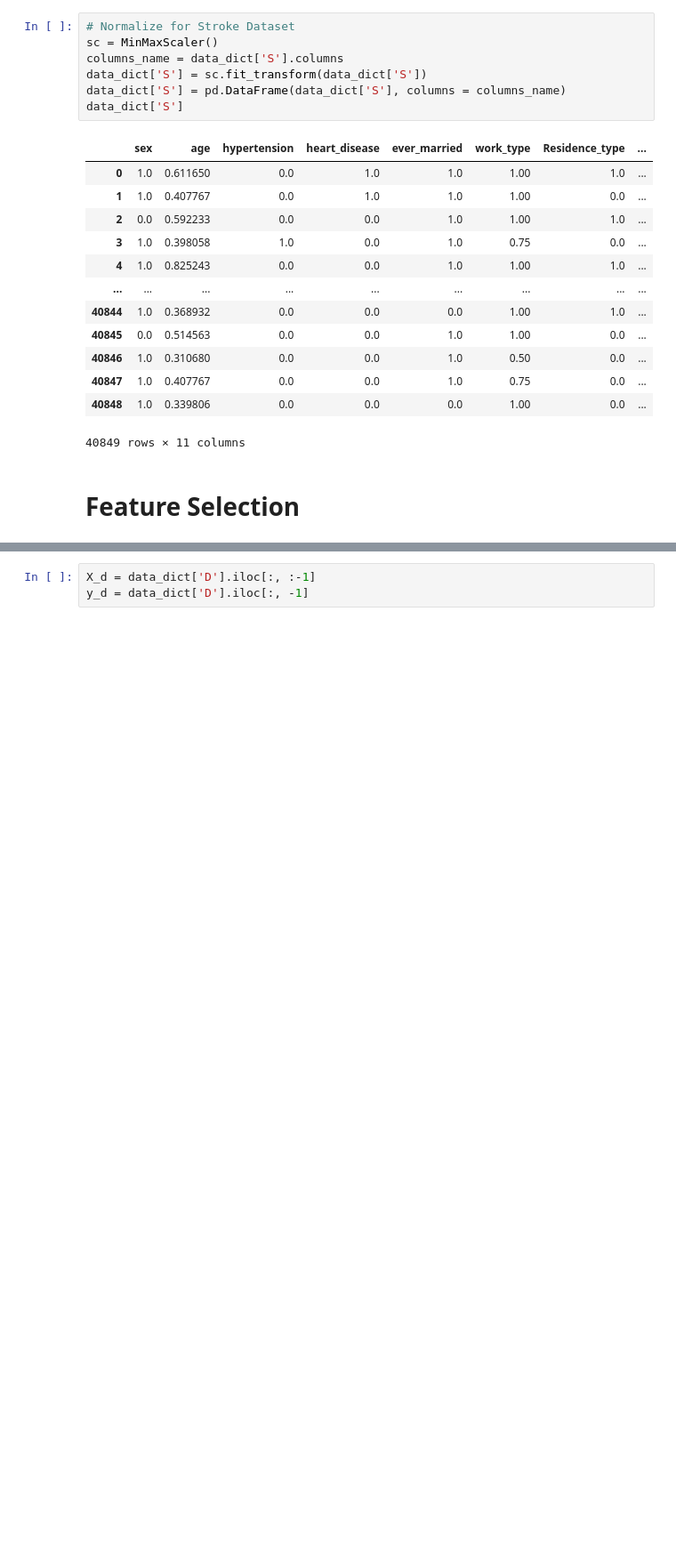
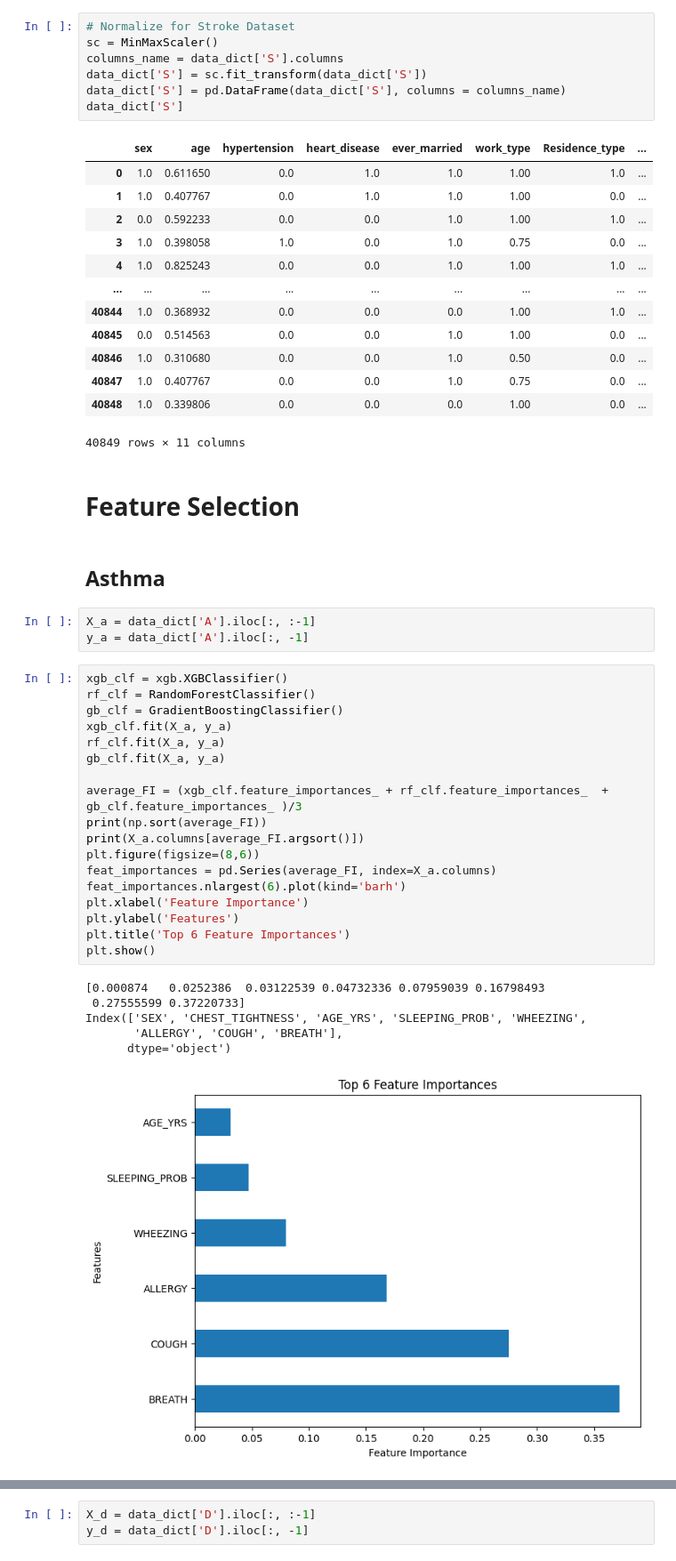
Before and after one commit to wonghorngwoei/FYP_TP055241, a Jupyter notebook: notebook/disease.ipynb, the cells around one changed output, grey strips where cells are left out. Shown at 89% size. Saved outputs shown, nothing was run; the diff lists cells and outputs as text; blank space fills up the shorter version.

```diff
--- a/notebook/disease.ipynb
+++ b/notebook/disease.ipynb
@@ -680,3 +713,33 @@ data_dict['S']
 40849 rows × 11 columns
 # %% [markdown]
 # Feature Selection
+# %% [markdown]
+## Asthma
+# %%
+X_a = data_dict['A'].iloc[:, :-1]
+y_a = data_dict['A'].iloc[:, -1]
+# %%
+xgb_clf = xgb.XGBClassifier()
+rf_clf = RandomForestClassifier()
+gb_clf = GradientBoostingClassifier()
+xgb_clf.fit(X_a, y_a)
+rf_clf.fit(X_a, y_a)
+gb_clf.fit(X_a, y_a)
+
+average_FI = (xgb_clf.feature_importances_ + rf_clf.feature_importances_  + gb_clf.feature_importances_ )/3
+print(np.sort(average_FI))
+print(X_a.columns[average_FI.argsort()])
+plt.figure(figsize=(8,6))
+feat_importances = pd.Series(average_FI, index=X_a.columns)
+feat_importances.nlargest(6).plot(kind='barh')
+plt.xlabel('Feature Importance')
+plt.ylabel('Features')
+plt.title('Top 6 Feature Importances')
+plt.show()
+# %% [output]
+[0.000874   0.0252386  0.03122539 0.04732336 0.07959039 0.16798493
+ 0.27555599 0.37220733]
+Index(['SEX', 'CHEST_TIGHTNESS', 'AGE_YRS', 'SLEEPING_PROB', 'WHEEZING',
+       'ALLERGY', 'COUGH', 'BREATH'],
+      dtype='object')
+[figure, added]
```
Also changed, not shown: parts of 138 cells of this notebook, 12 other files.
